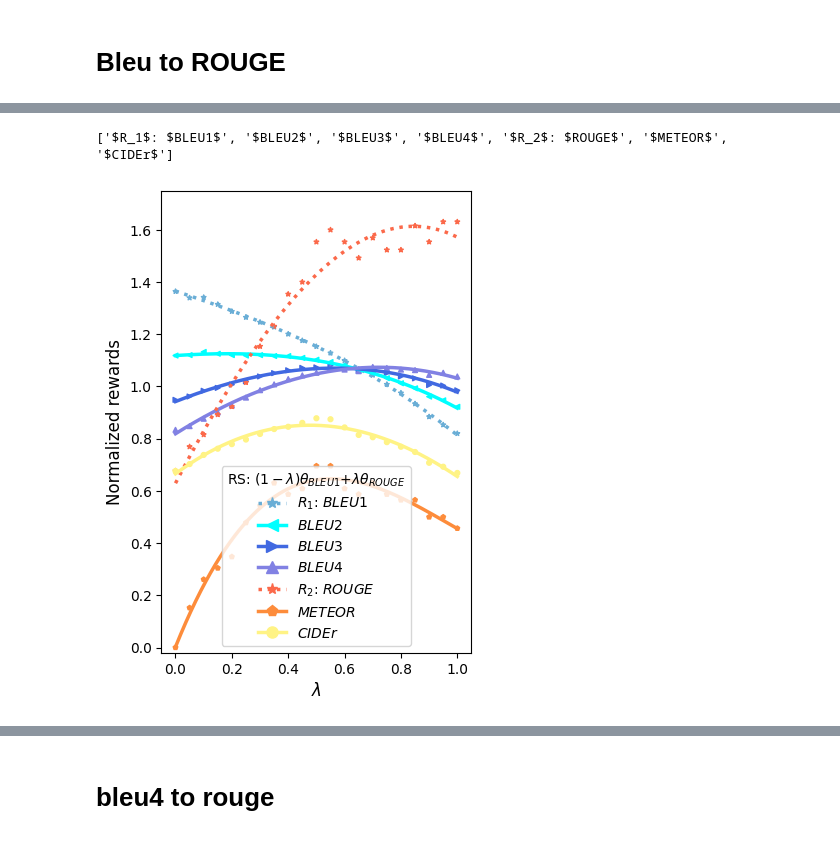
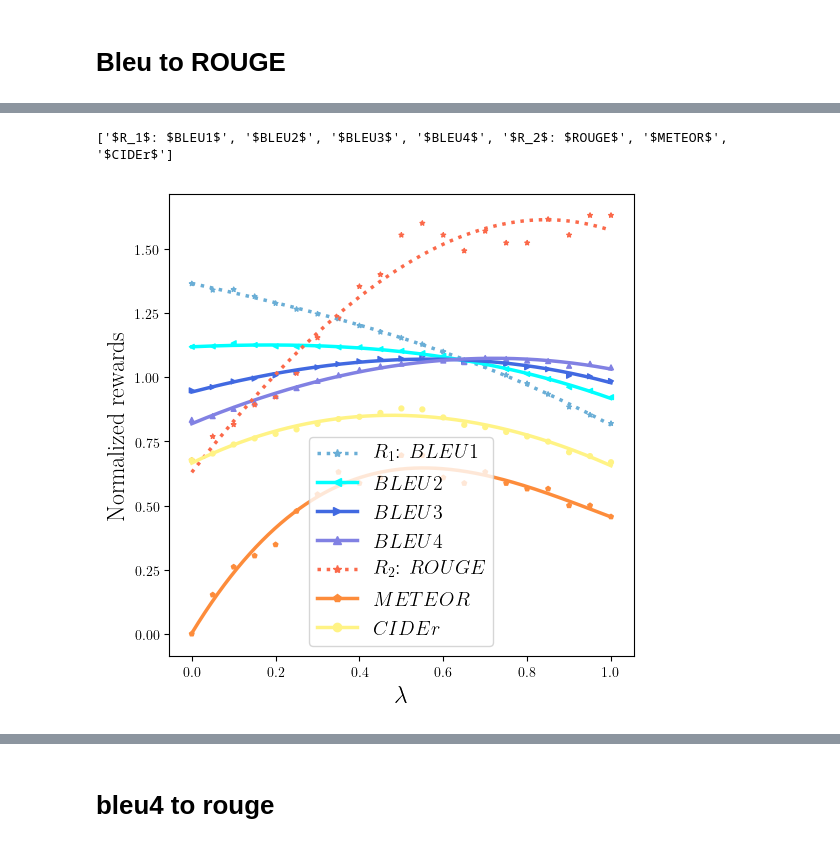
Before and after one commit to alexrame/domainbedv2, a Jupyter notebook: notebooks/rl/captioning/wa_rl_captioning.ipynb, the cells around one changed output, grey strips where cells are left out. Drawn from its saved outputs; the diff is of its cells as text; code cells hidden in the pictures.

```diff
--- a/notebooks/rl/captioning/wa_rl_captioning.ipynb
+++ b/notebooks/rl/captioning/wa_rl_captioning.ipynb
@@ -127,17 +143,27 @@ dict_key_to_minmax_fts
  'CIDEr': [1.3168, 1.3965, 0.0797000000000001]}
 # %%
 clean_kwargs_scatter = {
-    "key_x": "1-lambda",
-    "loc": "lower center",
+    "key_x":
+    "1-lambda",
+    "loc":
+    "lower center",
     "colors": [
-        plot.get_color_from_cmap(cmp, dict_colormaps=dict_colormaps)
-        for cmp in ["Blues", "fake_cyan", "fake_royalblue", "Dark_Blues", "Reds", "Oranges", "Yellows"]
+        plot.get_color_from_cmap(cmp, dict_colormaps=dict_colormaps) for cmp in
+        ["Blues", "fake_cyan", "fake_royalblue", "Dark_Blues", "Reds", "Oranges", "Yellows"]
     ],
-    "order": "3",
-    "title": None,
-    "fontsize": "medium",
-    "_dict_key_to_limit": {}, # "x": (0., 1.), "y": (0, 1.08)},
-    "_dict_key_to_label": {"1-lambda": r'$\lambda$', "lambda": r'$\lambda$',  "METEOR": "METEOR", "CIDEr": "CIDEr"}
+    "order":
+    "3",
+    "title":
+    None,
+    "fontsize":
+    "xx-large",
+    "_dict_key_to_limit": {},  # "x": (0., 1.), "y": (0, 1.08)},
+    "_dict_key_to_label": {
+        "1-lambda": r'$\lambda$',
+        "lambda": r'$\lambda$',
+        "METEOR": "METEOR",
+        "CIDEr": "CIDEr"
+    }
 }
 keys_y=["Bleu_1", "Bleu_2", "Bleu_3", "Bleu_4", "ROUGE_L", "METEOR", "CIDEr"]
 
@@ -154,11 +180,13 @@ def plot_scatter_captioning(l, key_1, key_2, dict_key_to_minmax=dict_key_to_minm
     label_1 = dict_key_to_label[key_1]
     label_2 = dict_key_to_label[key_2]
     if legendtitle is None:
-        legendtitle = r"RS: $(1-\lambda) $" + r"$\theta_{{{label_1}}}$".format(
+        legendtitle = r"RS: $(1-\lambda)\cdot\theta_{{{label_1}}}$".format(
             label_1=label_1
-        ) + r"$ + \lambda \theta_{{{label_2}}}$".format(label_2=label_2)
+        ) + r"$ + \lambda\cdot\theta_{{{label_2}}}$".format(label_2=label_2)
+    if legendtitle == "no":
+        legendtitle = None
 
-    plot.plt.rcParams["figure.figsize"] = (4, 6)
+    plot.plt.rcParams["figure.figsize"] = (6, 6)
     for key in clean_kwargs_scatter.keys():
         if key not in kwargs:
             kwargs[key] = clean_kwargs_scatter[key]
@@ -450,15 +482,17 @@ plot.save_fig(fig=fig_dr, name="captioning/pareto_captioning_e2e_bleu1torouge.pd
 # %%
 fig_dr = plot_scatter_captioning(
-    l=fts_bleurouge.l_wa_epoch5, key_1="Bleu_1", key_2="ROUGE_L", order="3", key_x="lambda",     _dict_key_to_limit={"y": (-0.02, 1.75)},
+    l=fts_bleurouge.l_wa_epoch5, key_1="Bleu_1", key_2="ROUGE_L", order="3", key_x="lambda",
+    legendtitle="no"
+    # _dict_key_to_limit={"y": (-0.02, 1.75)},
 )
 plot.save_fig(
     fig=fig_dr,
     name="captioning/lambda_captioning_bleu1torouge.pdf",
     do_save=do_save,
 )
 # %% [output]
 ['$R_1$: $BLEU1$', '$BLEU2$', '$BLEU3$', '$BLEU4$', '$R_2$: $ROUGE$', '$METEOR$', '$CIDEr$']
-[figure, old version]
+[figure, new version]
 # %%
 fig_dr = plot_captioning(
     [
```
Also changed, not shown: parts of 34 cells of this notebook, 9 other files.
